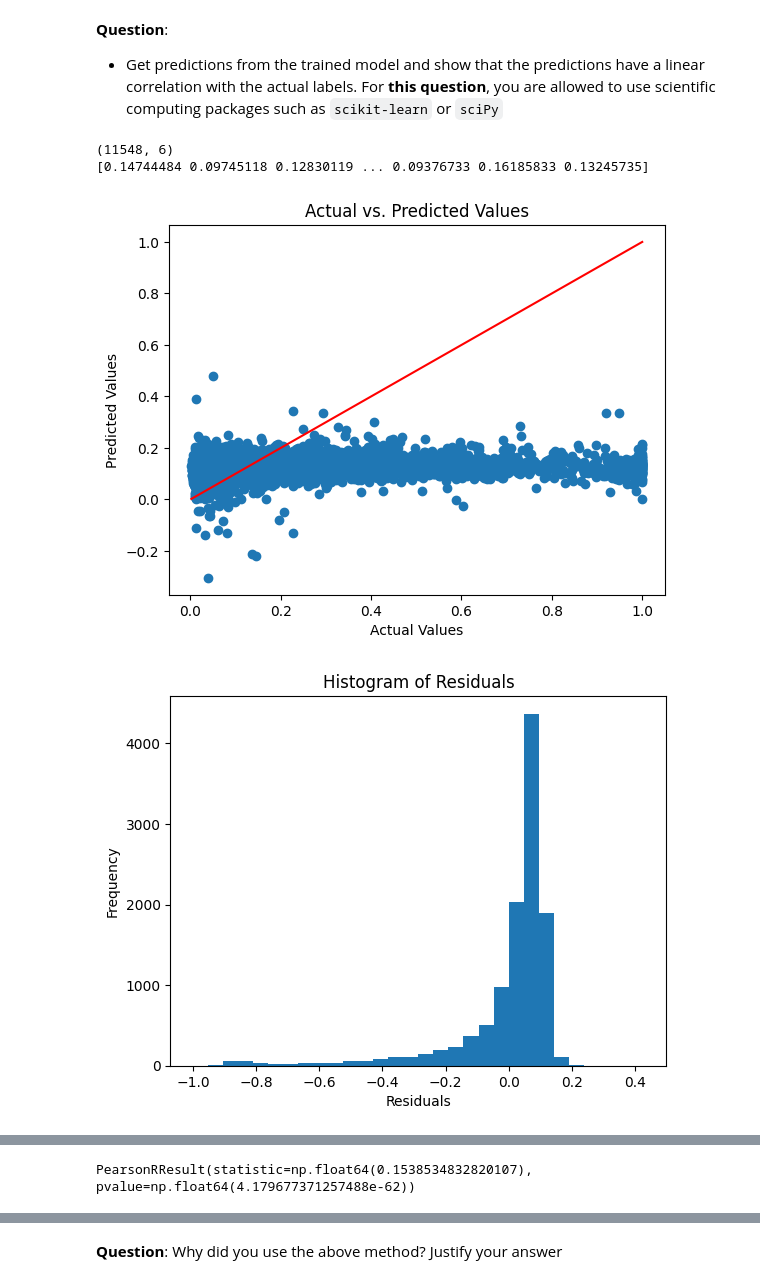
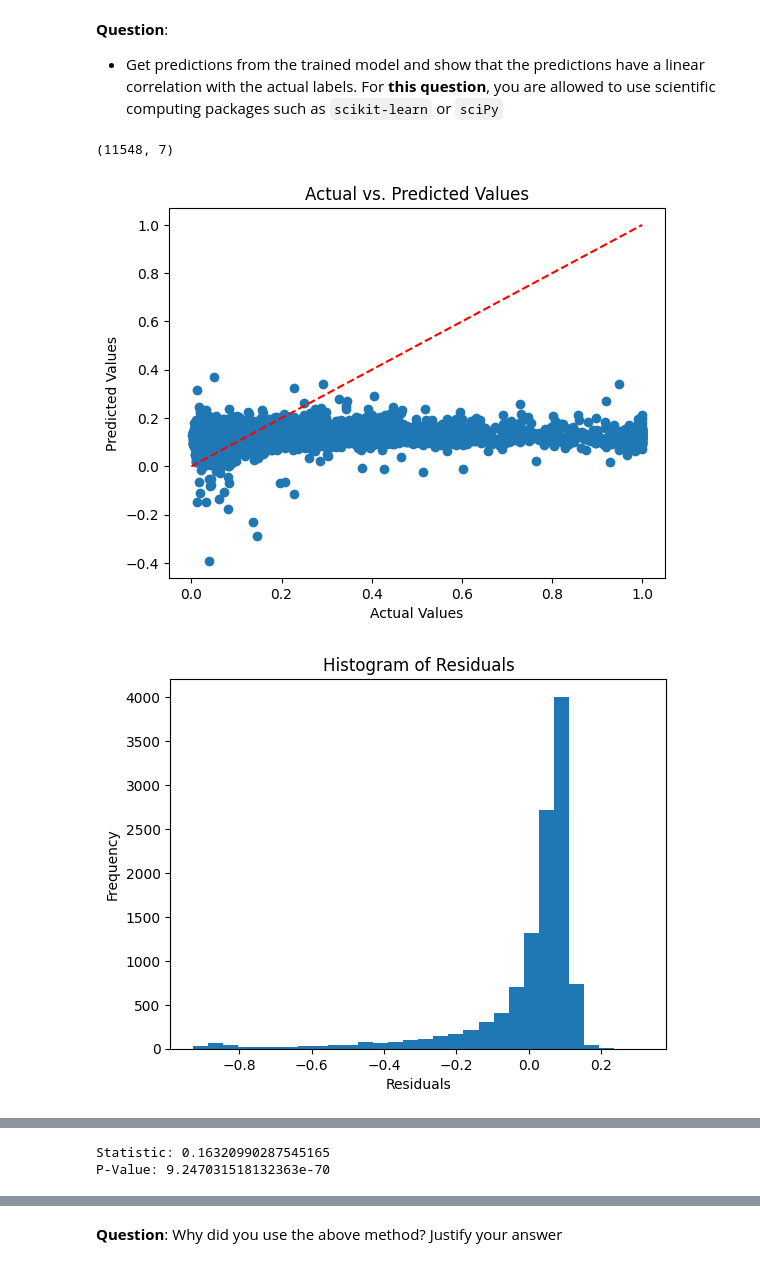
Before and after one commit to DamianRElkins/RidgeRegression, a Jupyter notebook: assignment_COMP0186.ipynb, the cells around one changed output, grey strips where cells are left out. Drawn from its saved outputs; the diff is of its cells as text; code cells hidden in the pictures.

```diff
--- a/assignment_COMP0186.ipynb
+++ b/assignment_COMP0186.ipynb
@@ -996,11 +1007,16 @@ def prepare_data_for_training(X, y=None):
     """
 
     # Your Code Here
+    # make X numpy
     X = X.to_numpy()
+    # add 1s for the constant bias
+    X = np.hstack([np.ones((X.shape[0], 1)), X])
+    print(X.shape)
+
     if y is not None and isinstance(y, pd.DataFrame):
         y = y.to_numpy()
+        print(y.shape)
 
-    print(X.shape)
     return X, y
 # %%
 X_, y_ = prepare_data_for_training(full_X, full_y)
@@ -1134,15 +1153,22 @@ Attributes of the RidgeRegression Instance After Training:
 # %%
 # Your Code Here
 from scipy.stats import pearsonr
 pred = RR.predict(full_X)
-print(pred)
 
-visualize(full_y, pred)
+visualize([[full_y, pred]])
 
 # correlation
-print(pearsonr(full_y, pred))
+pearson = pearsonr(full_y, pred)
+print(f'Statistic: {pearson.statistic} \nP-Value: {pearson.pvalue}')
+
+# individual predictors linear correlation
+df = pd.concat([full_X,pd.Series(full_y, name='median_engagement')],axis=1)
+corr_mat = df.corr()
+corrs = corr_mat['median_engagement'].to_frame()
+
+sns.heatmap(corrs, annot=True, cmap='coolwarm', fmt='.2f', linewidths=0.5)
+plt.show()
 # %% [output]
-(11548, 6)
-[0.14744484 0.09745118 0.12830119 ... 0.09376733 0.16185833 0.13245735]
+(11548, 7)
-[figure, old version]
+[figure, new version]
-[figure, old version]
+[figure, new version]
@@ -1150 +1176,2 @@ print(pearsonr(full_y, pred))
-PearsonRResult(statistic=np.float64(0.1538534832820107), pvalue=np.float64(4.179677371257488e-62))
+Statistic: 0.16320990287545165
+P-Value: 9.247031518132363e-70
```
Also changed, not shown: parts of 24 cells of this notebook.
